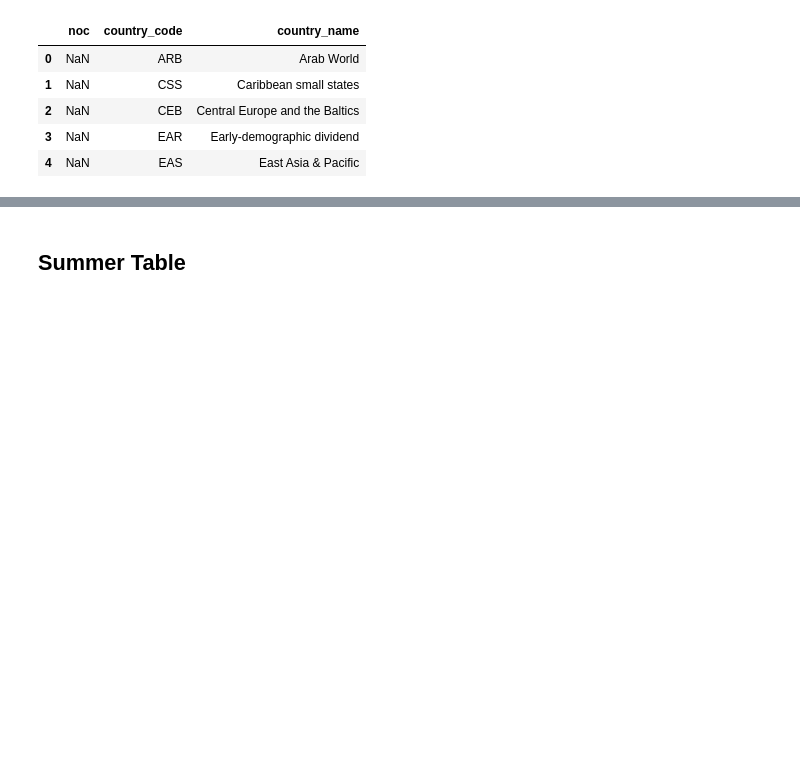
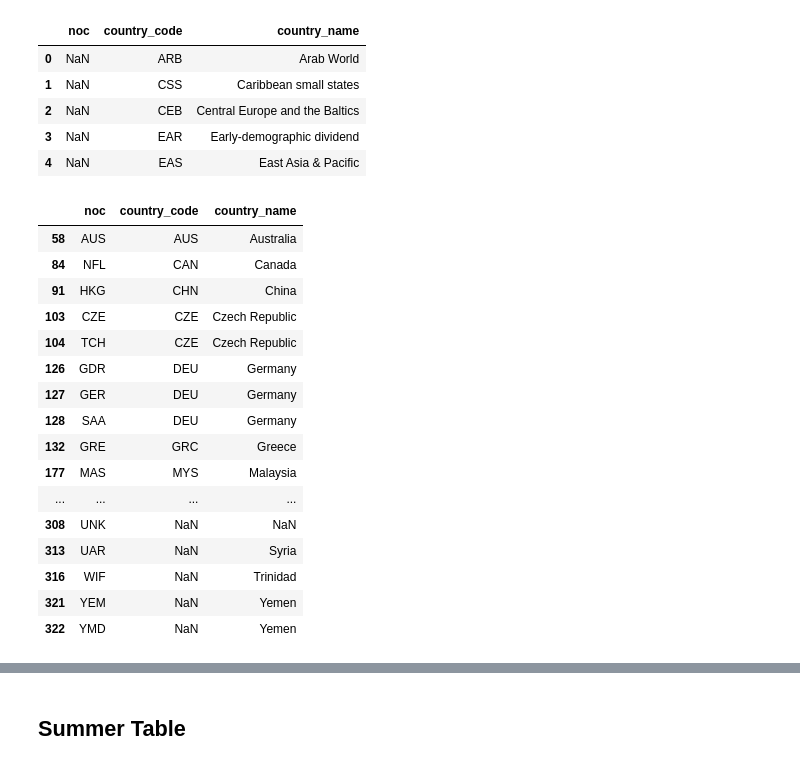
Before and after one commit to dpkeyes/Olympics-Soccer-Country-Analysis-ETLProject, a Jupyter notebook: olympic_data.ipynb, the cells around one changed output, grey strips where cells are left out. Cells and saved outputs as stored; diff of their text form; code cells hidden in the pictures; blank space fills up the shorter version.

```diff
--- a/olympic_data.ipynb
+++ b/olympic_data.ipynb
@@ -150,3 +163,24 @@ regions.head()
 | 2 | NaN | CEB | Central Europe and the Baltics |
 | 3 | NaN | EAR | Early-demographic dividend |
 | 4 | NaN | EAS | East Asia & Pacific |
+# %%
+# Find the list of duplicated rows - will be helpful for code to come.
+regions[regions.duplicated(subset='country_name')]
+# %% [output]
+|  | noc | country_code | country_name |
+| 58 | AUS | AUS | Australia |
+| 84 | NFL | CAN | Canada |
+| 91 | HKG | CHN | China |
+| 103 | CZE | CZE | Czech Republic |
+| 104 | TCH | CZE | Czech Republic |
+| 126 | GDR | DEU | Germany |
+| 127 | GER | DEU | Germany |
+| 128 | SAA | DEU | Germany |
+| 132 | GRE | GRC | Greece |
+| 177 | MAS | MYS | Malaysia |
+| ... | ... | ... | ... |
+| 308 | UNK | NaN | NaN |
+| 313 | UAR | NaN | Syria |
+| 316 | WIF | NaN | Trinidad |
+| 321 | YEM | NaN | Yemen |
+| 322 | YMD | NaN | Yemen |
```
Also changed, not shown: parts of 21 cells of this notebook.
